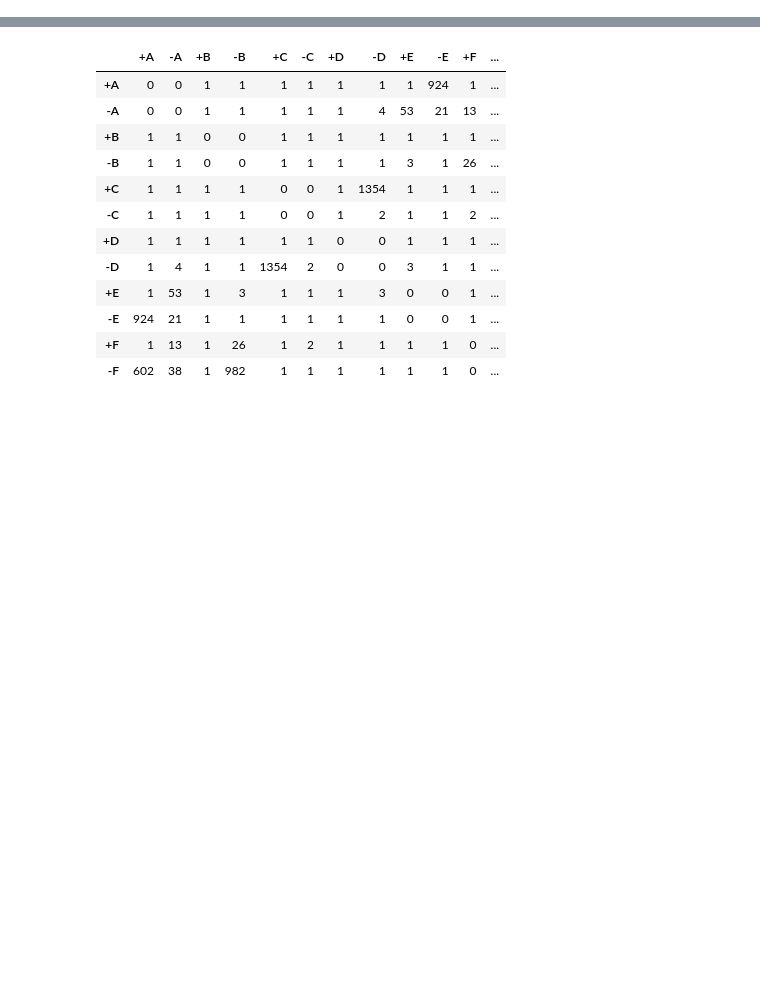
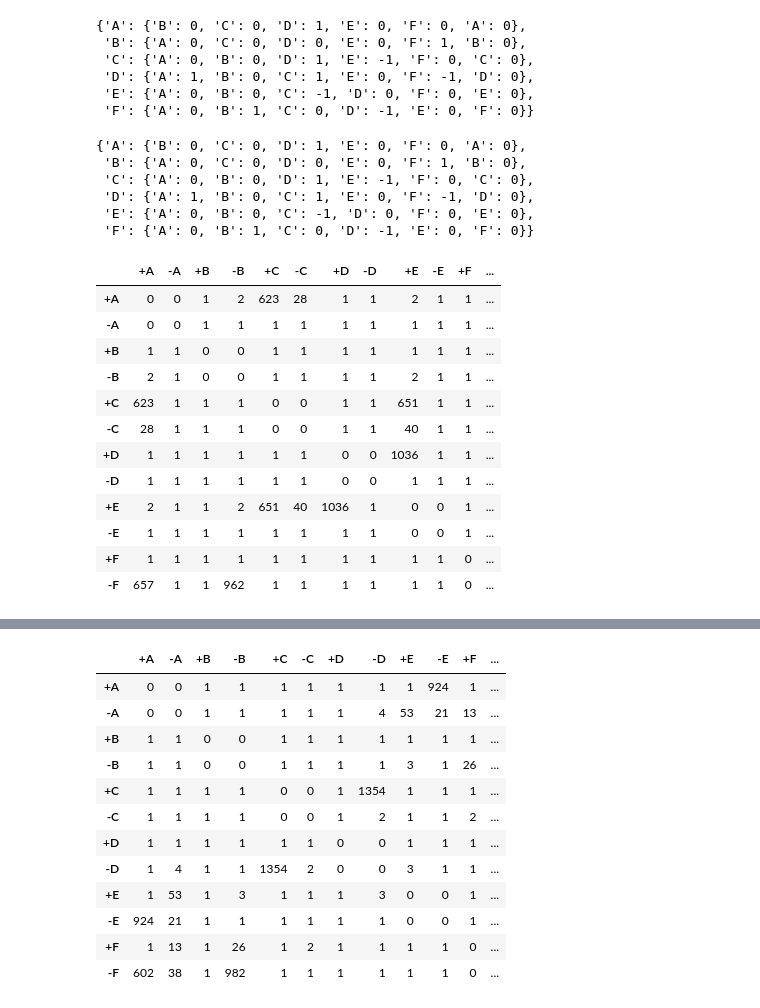
Before and after one commit to ocseckin/pairwise_diffusion, a Jupyter notebook: notebooks/playground_v3.ipynb, the cells around one changed output, grey strips where cells are left out. Cells and saved outputs as stored; diff of their text form; code cells hidden in the pictures; blank space fills up the shorter version.

Commit message:
two agent experiment

```diff
--- a/notebooks/playground_v3.ipynb
+++ b/notebooks/playground_v3.ipynb
@@ -43,10 +43,10 @@ repetition = 64
 random_seed = np.random.randint(100000)
 n_beliefs = 6
 m = 6
-gamma = .8
+gamma = 0.8
 n_nodes_to_connect = 1
 n_agents = 2
 last_step = 2000
-is_composed = False
+sigma = .3
 
-results = modeling_v3.simulate_multiple_agents(sim_no, random_seed, n_beliefs, m, gamma, n_nodes_to_connect, n_agents, last_step, is_composed)
+results = modeling_v3.simulate_multiple_agents(sim_no, random_seed, n_beliefs, m, gamma, n_nodes_to_connect, n_agents, last_step, sigma)
@@ -52,0 +68,34 @@ results = modeling_v3.simulate_multiple_agents(sim_no, random_seed, n_beliefs, m
+# %%
+modeling_v3.determine_relationships_likelihoods(results['track'][last_step]['association_matrix'][0], 0.7)[0]
+# %% [output]
+{'A': {'B': 0, 'C': 0, 'D': 1, 'E': 0, 'F': 0, 'A': 0},
+ 'B': {'A': 0, 'C': 0, 'D': 0, 'E': 0, 'F': 1, 'B': 0},
+ 'C': {'A': 0, 'B': 0, 'D': 1, 'E': -1, 'F': 0, 'C': 0},
+ 'D': {'A': 1, 'B': 0, 'C': 1, 'E': 0, 'F': -1, 'D': 0},
+ 'E': {'A': 0, 'B': 0, 'C': -1, 'D': 0, 'F': 0, 'E': 0},
+ 'F': {'A': 0, 'B': 1, 'C': 0, 'D': -1, 'E': 0, 'F': 0}}
+# %%
+modeling_v3.determine_relationships_likelihoods(results['track'][last_step]['association_matrix'][1], 0.7)[0]
+# %% [output]
+{'A': {'B': 0, 'C': 0, 'D': 1, 'E': 0, 'F': 0, 'A': 0},
+ 'B': {'A': 0, 'C': 0, 'D': 0, 'E': 0, 'F': 1, 'B': 0},
+ 'C': {'A': 0, 'B': 0, 'D': 1, 'E': -1, 'F': 0, 'C': 0},
+ 'D': {'A': 1, 'B': 0, 'C': 1, 'E': 0, 'F': -1, 'D': 0},
+ 'E': {'A': 0, 'B': 0, 'C': -1, 'D': 0, 'F': 0, 'E': 0},
+ 'F': {'A': 0, 'B': 1, 'C': 0, 'D': -1, 'E': 0, 'F': 0}}
+# %%
+results['track'][last_step]['association_matrix'][0]
+# %% [output]
+|  | +A | -A | +B | -B | +C | -C | +D | -D | +E | -E | +F | ... |
+| +A | 0 | 0 | 1 | 2 | 623 | 28 | 1 | 1 | 2 | 1 | 1 | ... |
+| -A | 0 | 0 | 1 | 1 | 1 | 1 | 1 | 1 | 1 | 1 | 1 | ... |
+| +B | 1 | 1 | 0 | 0 | 1 | 1 | 1 | 1 | 1 | 1 | 1 | ... |
+| -B | 2 | 1 | 0 | 0 | 1 | 1 | 1 | 1 | 2 | 1 | 1 | ... |
+| +C | 623 | 1 | 1 | 1 | 0 | 0 | 1 | 1 | 651 | 1 | 1 | ... |
+| -C | 28 | 1 | 1 | 1 | 0 | 0 | 1 | 1 | 40 | 1 | 1 | ... |
+| +D | 1 | 1 | 1 | 1 | 1 | 1 | 0 | 0 | 1036 | 1 | 1 | ... |
+| -D | 1 | 1 | 1 | 1 | 1 | 1 | 0 | 0 | 1 | 1 | 1 | ... |
+| +E | 2 | 1 | 1 | 2 | 651 | 40 | 1036 | 1 | 0 | 0 | 1 | ... |
+| -E | 1 | 1 | 1 | 1 | 1 | 1 | 1 | 1 | 0 | 0 | 1 | ... |
+| +F | 1 | 1 | 1 | 1 | 1 | 1 | 1 | 1 | 1 | 1 | 0 | ... |
+| -F | 657 | 1 | 1 | 962 | 1 | 1 | 1 | 1 | 1 | 1 | 0 | ... |
```
Also changed, not shown: parts of 2 cells of this notebook, 3 other files.
